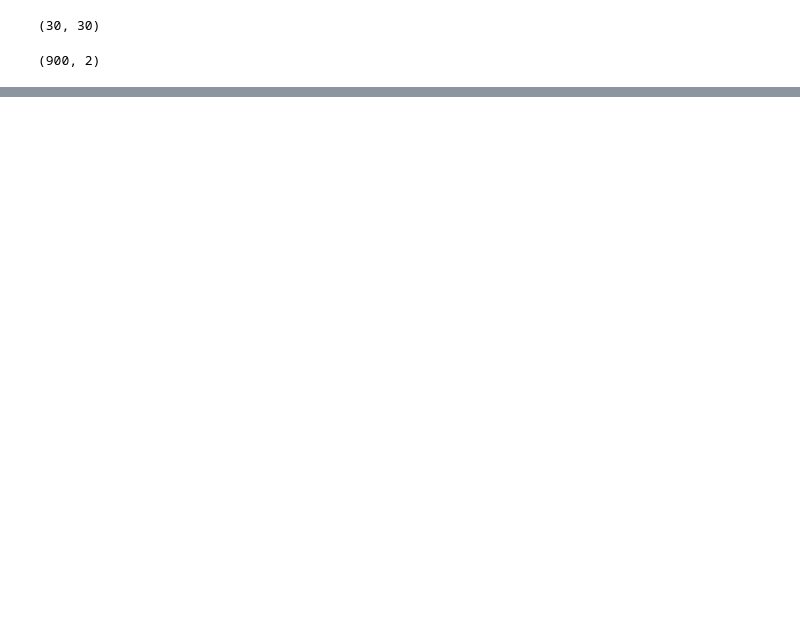
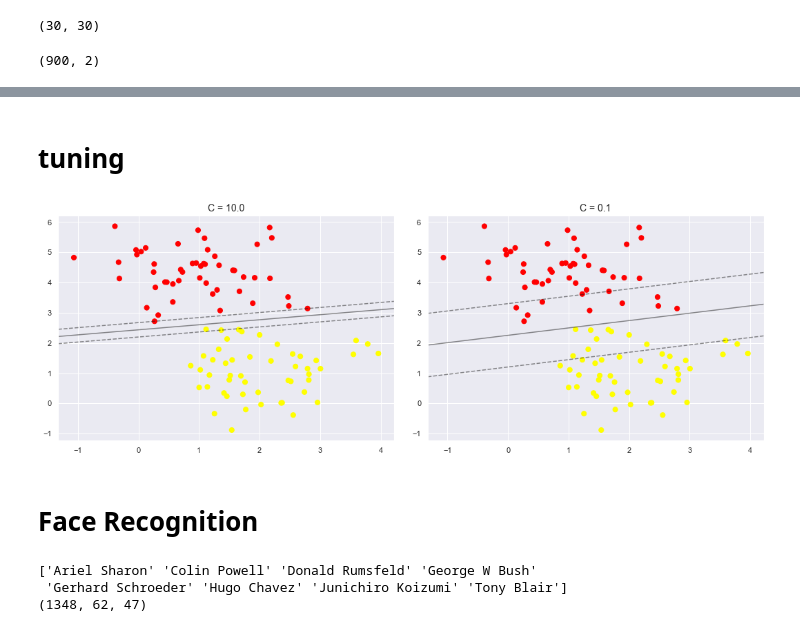
Before and after one commit to DpfStat/PythonDataScienceHandbook, a Jupyter notebook: notebooks/SVM.ipynb, the cells around one changed output, grey strips where cells are left out. Drawn from its saved outputs; the diff is of its cells as text; code cells hidden in the pictures; blank space fills up the shorter version.

```diff
--- a/notebooks/SVM.ipynb
+++ b/notebooks/SVM.ipynb
@@ -122,0 +159,32 @@ xy.shape
+# %% [markdown]
+#  tuning
+# %%
+X, y = make_blobs(n_samples=100, centers=2,
+                  random_state=0, cluster_std=0.8)
+
+fig, ax = plt.subplots(1, 2, figsize=(16, 6))
+fig.subplots_adjust(left=0.0625, right=0.95, wspace=0.1)
+
+for axi, C in zip(ax, [10.0, 0.1]):
+    model = SVC(kernel='linear', C=C).fit(X, y)
+    axi.scatter(X[:, 0], X[:, 1], c=y, s=50, cmap='autumn')
+    plot_svc_decision_function(model, axi)
+    axi.scatter(model.support_vectors_[:, 0],
+                model.support_vectors_[:, 1],
+                s=300, lw=1, facecolors='none');
+    axi.set_title('C = {0:.1f}'.format(C), size=14)
+# %% [output]
+[figure, added]
+# %% [markdown]
+# Face Recognition
+# %%
+from sklearn.datasets import fetch_lfw_people
+from matplotlib.pyplot import imread
+from PIL import Image
+faces = fetch_lfw_people(min_faces_per_person = 60)
+print(faces.target_names)
+print(faces.images.shape)
+# %% [output]
+['Ariel Sharon' 'Colin Powell' 'Donald Rumsfeld' 'George W Bush'
+ 'Gerhard Schroeder' 'Hugo Chavez' 'Junichiro Koizumi' 'Tony Blair']
+(1348, 62, 47)
```
Also changed, not shown: parts of 19 cells of this notebook, 3 other files.
